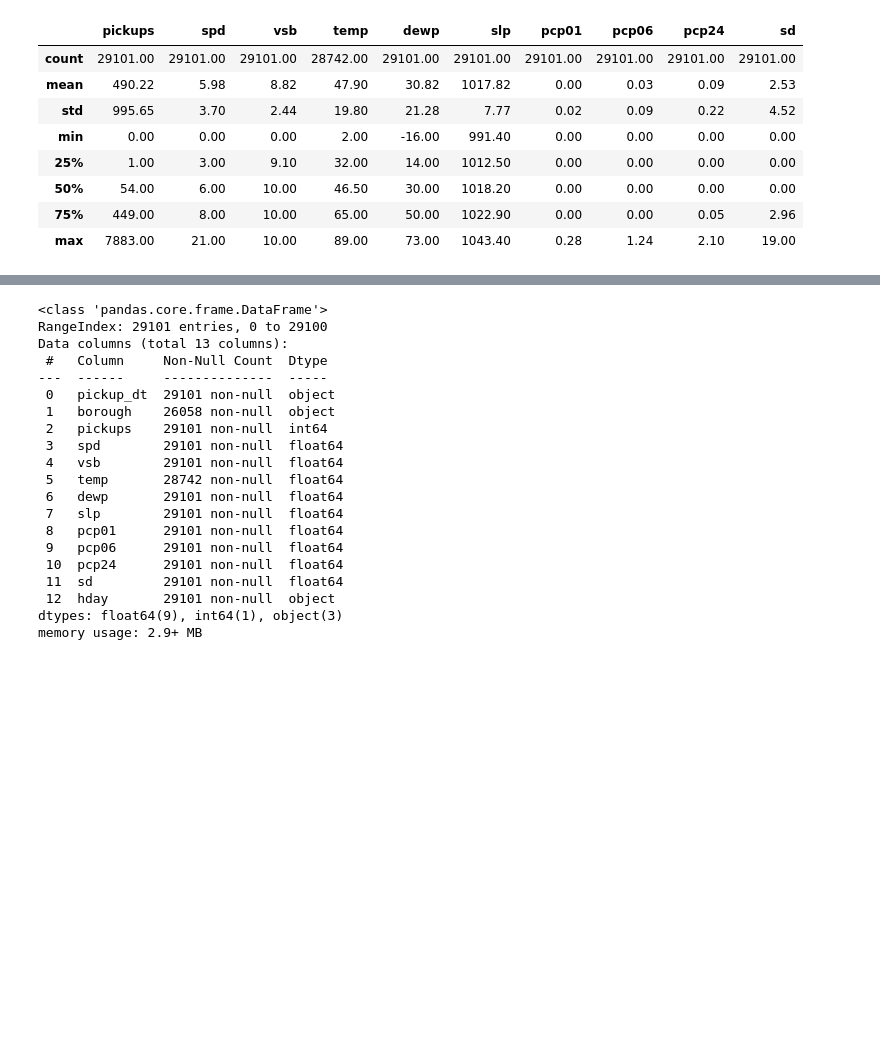
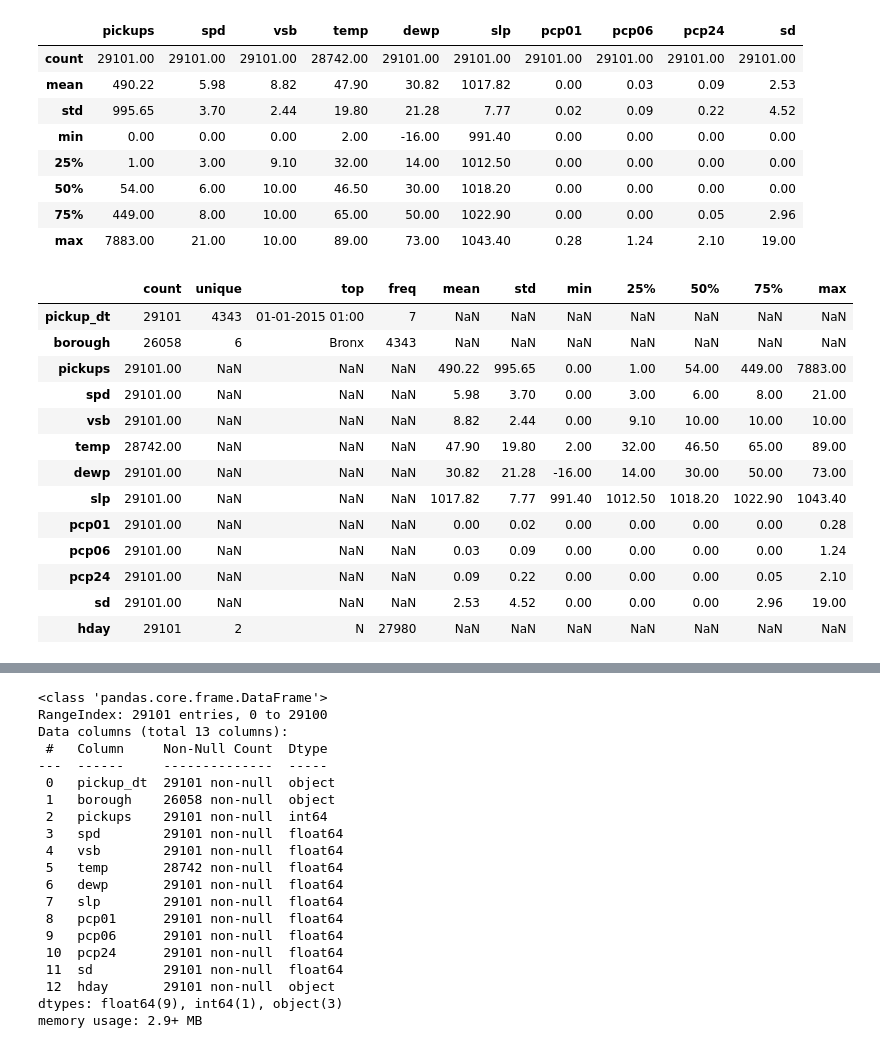
Before and after one commit to HunterKane/University-of-Texas-AI-ML-Projects-, a Jupyter notebook: Practice 2 Uber EDA Case Study/Uber_Case_Study.ipynb, the cells around one changed output, grey strips where cells are left out. Saved outputs shown, nothing was run; the diff lists cells and outputs as text; code cells hidden in the pictures; blank space fills up the shorter version.

```diff
--- a/Practice 2 Uber EDA Case Study/Uber_Case_Study.ipynb
+++ b/Practice 2 Uber EDA Case Study/Uber_Case_Study.ipynb
@@ -104,3 +111,20 @@ df.describe()
 | 50% | 54.00 | 6.00 | 10.00 | 46.50 | 30.00 | 1018.20 | 0.00 | 0.00 | 0.00 | 0.00 |
 | 75% | 449.00 | 8.00 | 10.00 | 65.00 | 50.00 | 1022.90 | 0.00 | 0.00 | 0.05 | 2.96 |
 | max | 7883.00 | 21.00 | 10.00 | 89.00 | 73.00 | 1043.40 | 0.28 | 1.24 | 2.10 | 19.00 |
+# %%
+df.describe(include = "all").T
+# %% [output]
+|  | count | unique | top | freq | mean | std | min | 25% | 50% | 75% | max |
+| pickup_dt | 29101 | 4343 | 01-01-2015 01:00 | 7 | NaN | NaN | NaN | NaN | NaN | NaN | NaN |
+| borough | 26058 | 6 | Bronx | 4343 | NaN | NaN | NaN | NaN | NaN | NaN | NaN |
+| pickups | 29101.00 | NaN | NaN | NaN | 490.22 | 995.65 | 0.00 | 1.00 | 54.00 | 449.00 | 7883.00 |
+| spd | 29101.00 | NaN | NaN | NaN | 5.98 | 3.70 | 0.00 | 3.00 | 6.00 | 8.00 | 21.00 |
+| vsb | 29101.00 | NaN | NaN | NaN | 8.82 | 2.44 | 0.00 | 9.10 | 10.00 | 10.00 | 10.00 |
+| temp | 28742.00 | NaN | NaN | NaN | 47.90 | 19.80 | 2.00 | 32.00 | 46.50 | 65.00 | 89.00 |
+| dewp | 29101.00 | NaN | NaN | NaN | 30.82 | 21.28 | -16.00 | 14.00 | 30.00 | 50.00 | 73.00 |
+| slp | 29101.00 | NaN | NaN | NaN | 1017.82 | 7.77 | 991.40 | 1012.50 | 1018.20 | 1022.90 | 1043.40 |
+| pcp01 | 29101.00 | NaN | NaN | NaN | 0.00 | 0.02 | 0.00 | 0.00 | 0.00 | 0.00 | 0.28 |
+| pcp06 | 29101.00 | NaN | NaN | NaN | 0.03 | 0.09 | 0.00 | 0.00 | 0.00 | 0.00 | 1.24 |
+| pcp24 | 29101.00 | NaN | NaN | NaN | 0.09 | 0.22 | 0.00 | 0.00 | 0.00 | 0.05 | 2.10 |
+| sd | 29101.00 | NaN | NaN | NaN | 2.53 | 4.52 | 0.00 | 0.00 | 0.00 | 2.96 | 19.00 |
+| hday | 29101 | 2 | N | 27980 | NaN | NaN | NaN | NaN | NaN | NaN | NaN |
```
Also changed, not shown: parts of 7 cells of this notebook.
